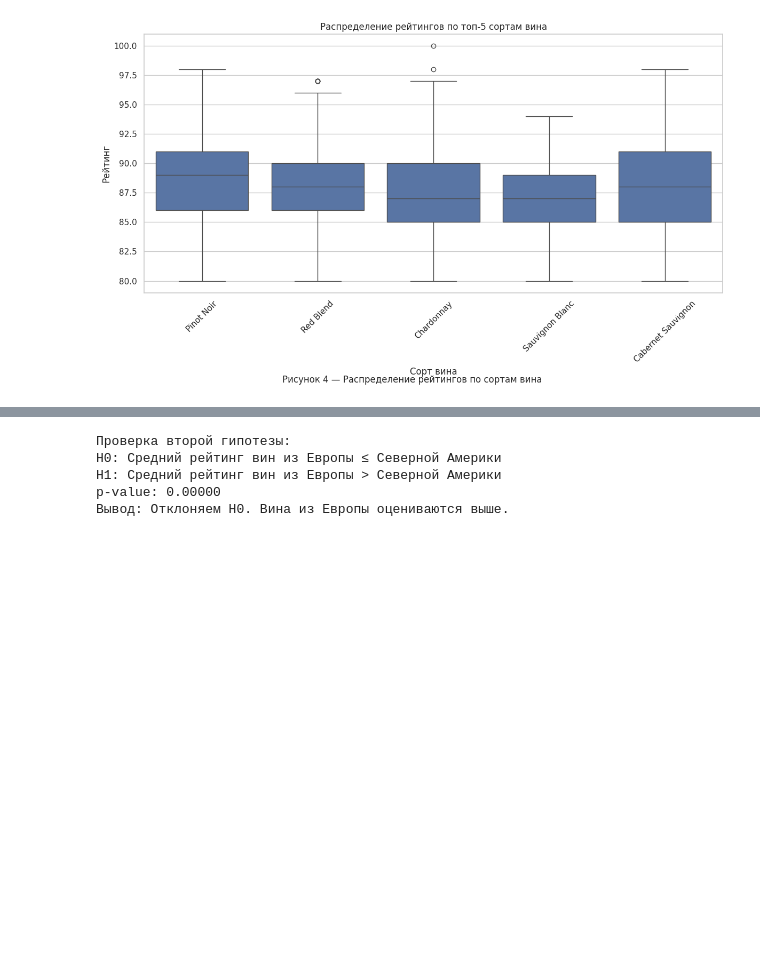
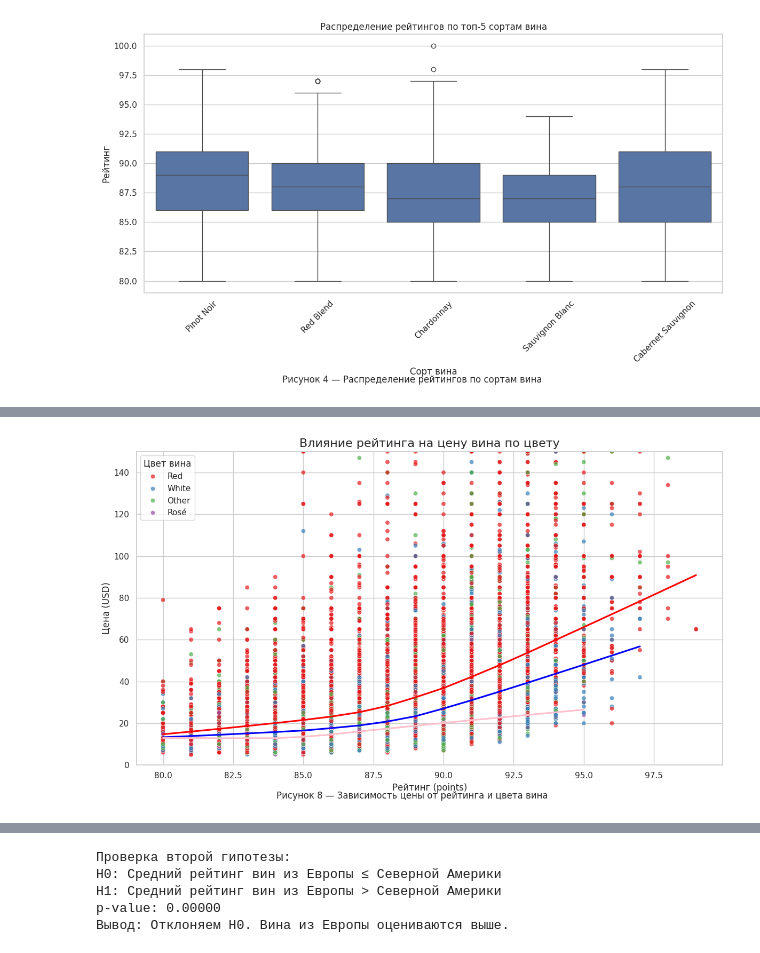
Before and after one commit to Chibaks/work, a Jupyter notebook: Итоговая работа по Анализу Данных.ipynb, the cells around one changed output, grey strips where cells are left out. Saved outputs shown, nothing was run; the diff lists cells and outputs as text; code cells hidden in the pictures; blank space fills up the shorter version.

```diff
--- a/Итоговая работа по Анализу Данных.ipynb
+++ b/Итоговая работа по Анализу Данных.ipynb
@@ -386,0 +509,29 @@ print(f"Коэффициент корреляции (США): {correlation_us:.3
+# %%
+# Очистка: преобразуем цену и рейтинг
+df['price'] = pd.to_numeric(df['price'], errors='coerce')
+df['points'] = pd.to_numeric(df['points'], errors='coerce')
+
+# Удаляем строки без цены или рейтинга
+df = df.dropna(subset=['price', 'points', 'variety'])
+
+# Определяем цвет вина по сорту
+def classify_color(variety):
+    variety = variety.lower()
+    if any(x in variety for x in ['red blend', 'cabernet', 'merlot', 'pinot noir', 'syrah', 'malbec',
+                                  'sangiovese', 'gamay', 'nebbiolo', 'zinfandel', 'shiraz', 'bordeaux',
+                                  'portuguese red', 'tempranillo', 'mouvedre', 'mourvedre', 'grenache']):
+        return 'Red'
+    elif any(x in variety for x in ['chardonnay', 'sauvignon blanc', 'riesling', 'chenin blanc',
+                                    'white blend', 'viognier', 'greco', 'xenomavro', 'grüner']):
+        return 'White'
+    elif 'rosé' in variety or 'rose' in variety:
+        return 'Rosé'
+    else:
+        return 'Other'
+
+df['color'] = df['variety'].apply(classify_color)
+
+# Фильтруем только вина с адекватной ценой (например, до $200, чтобы убрать выбросы)
+df = df[(df['price'] <= 200) & (df['price'] > 0)]
+print("Средняя цена по цвету вина:")
+print(df.groupby('color')['price'].agg(['mean', 'count']).round(2))
@@ -386,0 +546,17 @@ print(f"Коэффициент корреляции (США): {correlation_us:.3
+# %%
+plt.figure(figsize=(12, 7))
+sns.scatterplot(data=df, x='points', y='price', hue='color', alpha=0.7, palette='Set1')
+sns.regplot(data=df[df['color'] == 'Red'], x='points', y='price', scatter=False, color='red', lowess=True)
+sns.regplot(data=df[df['color'] == 'White'], x='points', y='price', scatter=False, color='blue', lowess=True)
+sns.regplot(data=df[df['color'] == 'Rosé'], x='points', y='price', scatter=False, color='pink', lowess=True)
+
+plt.title('Влияние рейтинга на цену вина по цвету', fontsize=16)
+plt.xlabel('Рейтинг (points)')
+plt.ylabel('Цена (USD)')
+plt.ylim(0, 150)
+plt.legend(title='Цвет вина')
+plt.figtext(0.5, 0.01, "Рисунок 8 — Зависимость цены от рейтинга и цвета вина", ha='center', fontsize=12)
+plt.tight_layout()
+plt.show()
+# %% [output]
+[figure, added]
```
Also changed, not shown: parts of 46 cells of this notebook.
